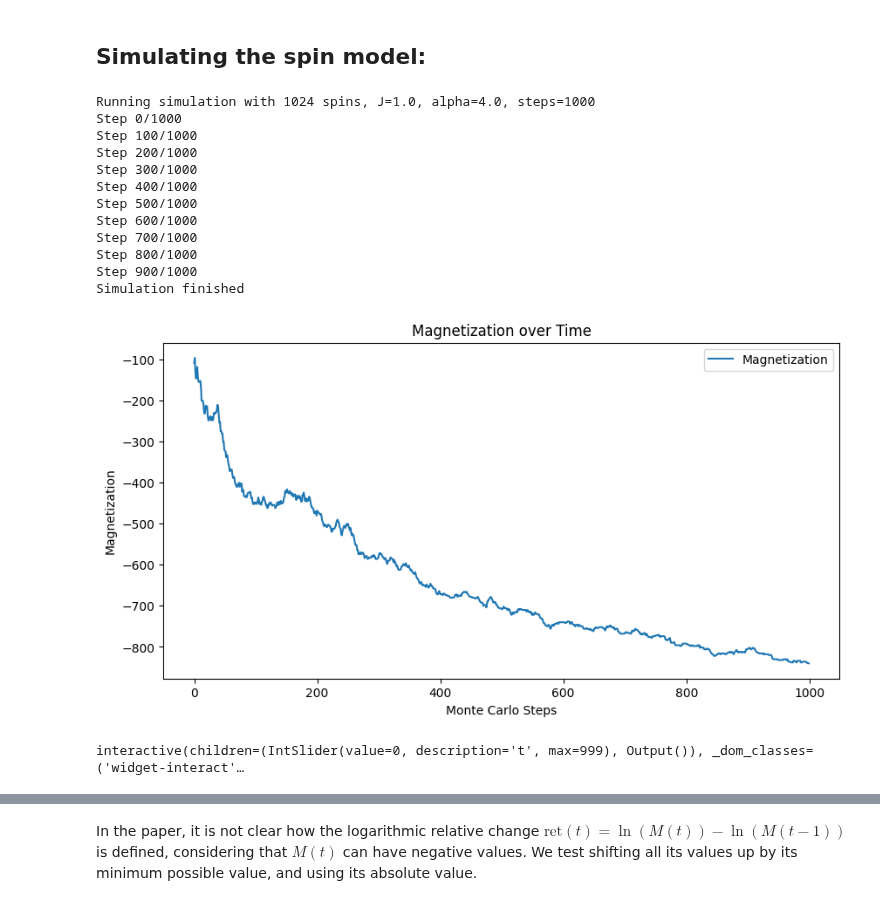
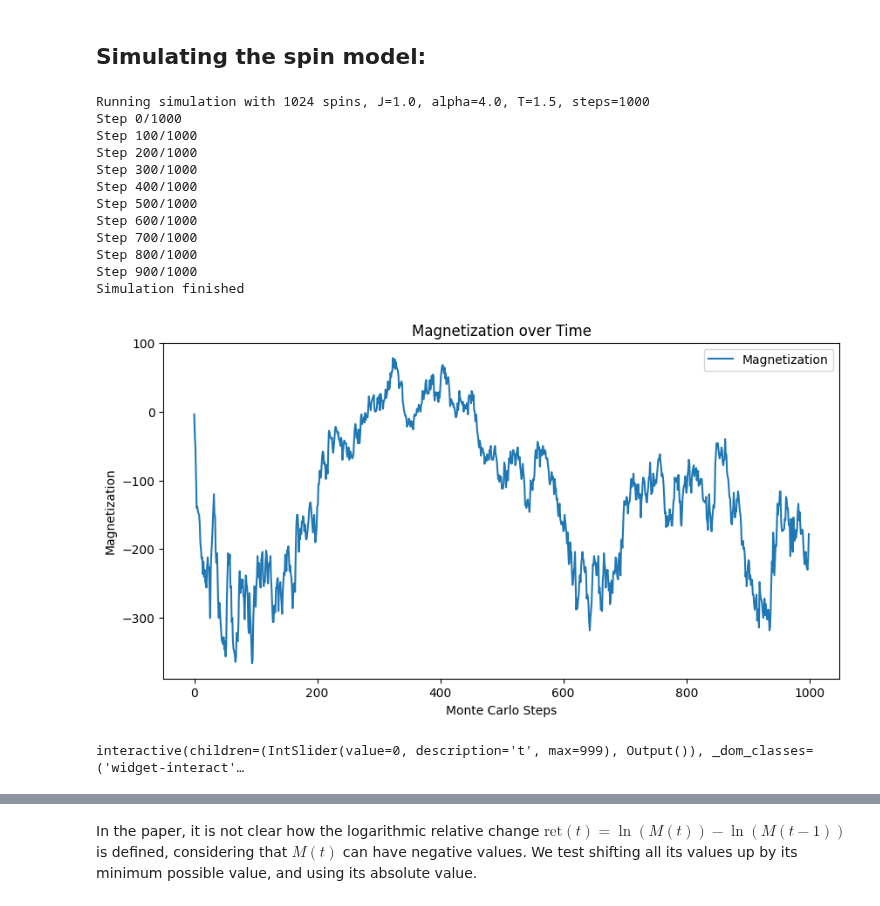
Before and after one commit to eghirardo/ising-markets, a Jupyter notebook: Code/Bornholdt.ipynb, the cells around one changed output, grey strips where cells are left out. Cells and saved outputs as stored; diff of their text form; code cells hidden in the pictures.

```diff
--- a/Code/Bornholdt.ipynb
+++ b/Code/Bornholdt.ipynb
@@ -8,6 +14,6 @@ from ising_utils import *
 # %%
-def bornholdt_field(model, i):
+def bornholdt_field_no_c(model, i):
     """Compute the local field at spin i"""
     total_neighbors = np.sum(model.connection_matrix[i] * model.spins)
     magnetization = np.sum(model.spins) / len(model.spins)
-    return model.params['J'] * total_neighbors - model.params['alpha'] * model.spins[i] * magnetization
+    return model.params['J'] * total_neighbors - model.params['alpha'] * model.spins[i] * abs(magnetization)
@@ -19,22 +35,22 @@ dim = 2
 T = 1.5
 # %%
 # Running the simulation
-model = LatticeSpinMarketModel(side=side, dim=dim, params=parameters, T=T,  local_field_func=bornholdt_field)
+model = LatticeSpinMarketModel(side=side, dim=dim, params=parameters, T=T,  local_field_func=bornholdt_field_no_c)
 spin_series = model.run_simulation(steps=1000, verbose=True)
 model.plot_magnetization()
 model.plot_lattice(interactive=True)
 # %% [output]
-Running simulation with 1024 spins, J=1.0, alpha=4.0, steps=1000
+Running simulation with 1024 spins, J=1.0, alpha=4.0, T=1.5, steps=1000
 Step 0/1000
 Step 100/1000
 Step 200/1000
 Step 300/1000
 Step 400/1000
 Step 500/1000
 Step 600/1000
 Step 700/1000
 Step 800/1000
 Step 900/1000
 Simulation finished
-[figure, old version]
+[figure, new version]
 interactive(children=(IntSlider(value=0, description='t', max=999), Output()), _dom_classes=('widget-interact'…
```
Also changed, not shown: parts of 11 cells of this notebook, 1 other file.
